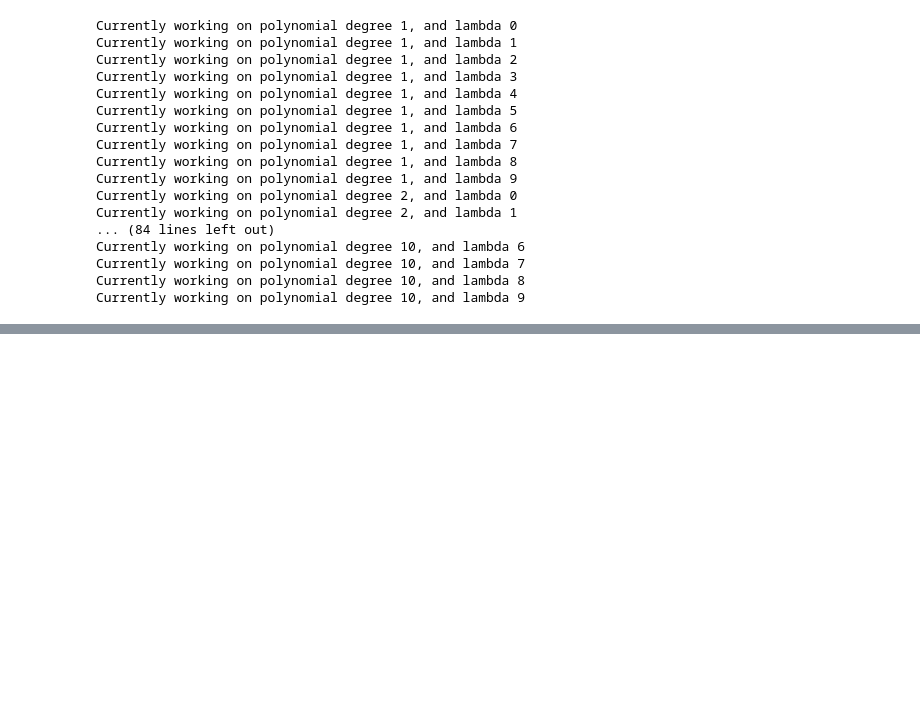
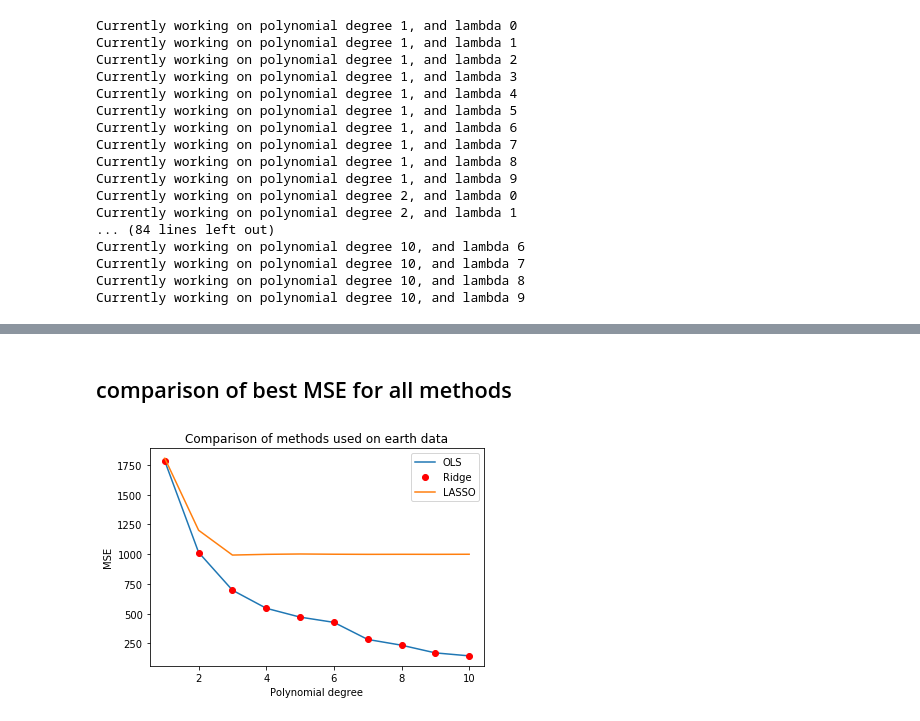
Before and after one commit to jkismul/MachineLearning, a Jupyter notebook: scr/code/project_1.ipynb, the cells around one changed output, grey strips where cells are left out. Saved outputs shown, nothing was run; the diff lists cells and outputs as text; code cells hidden in the pictures; blank space fills up the shorter version.

```diff
--- a/scr/code/project_1.ipynb
+++ b/scr/code/project_1.ipynb
@@ -1000,0 +1042,14 @@ plt.show()
+# %% [markdown]
+## comparison of best MSE for all methods
+# %%
+plt.figure()
+plt.plot(mpd,mse_values_terr_test_ols,label='OLS')
+plt.plot(mpd,mse_values_terr_test_ridge[_lambda_best_terr_ridge],'ro',label='Ridge')
+plt.plot(mpd,mse_values_terr_test_lasso[_lambda_best_terr_lasso],label='LASSO')
+plt.legend()
+plt.xlabel("Polynomial degree")
+plt.title("Comparison of methods used on earth data")
+plt.ylabel("MSE")
+plt.show()
+# %% [output]
+[figure, added]
```
Also changed, not shown: parts of 34 cells of this notebook.
